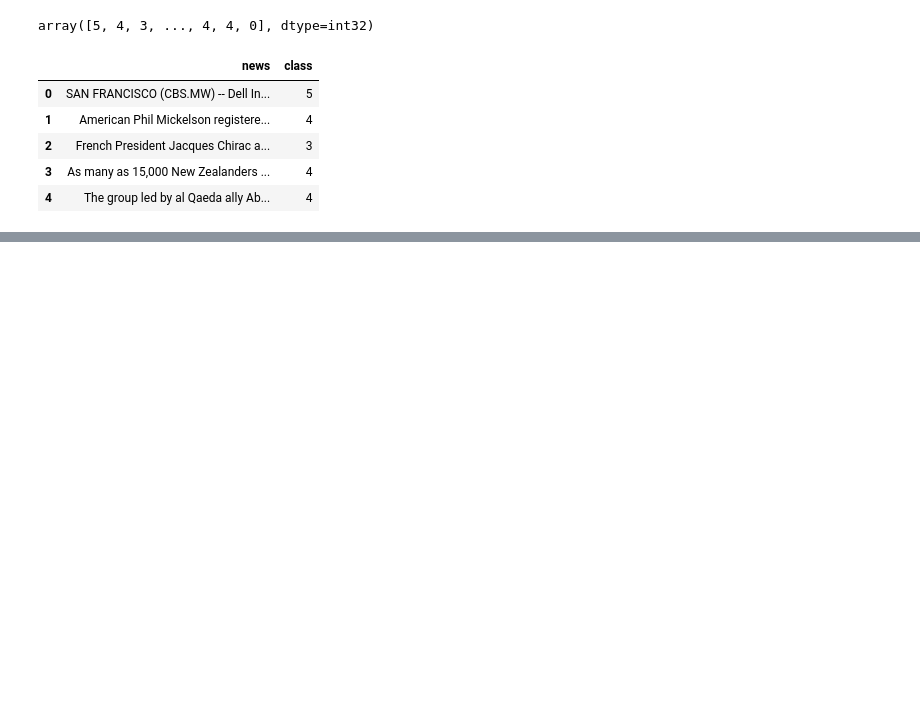
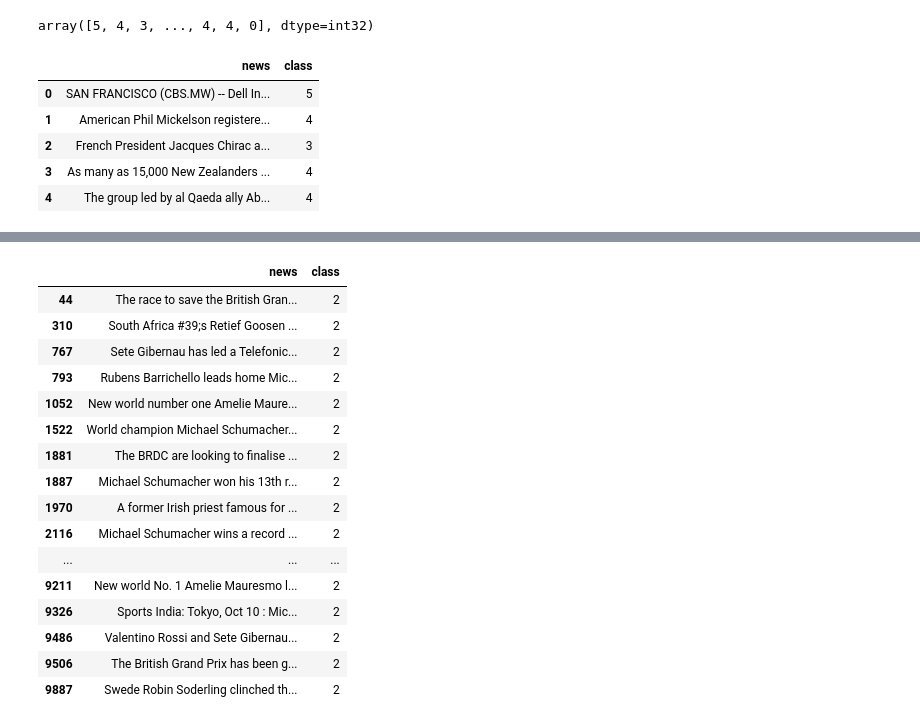
Before and after one commit to ironhack-ai-eng-june2026/demos_ai_eng, a Jupyter notebook: 8_NLP/NLP_4.ipynb, the cells around one changed output, grey strips where cells are left out. Saved outputs shown, nothing was run; the diff lists cells and outputs as text; code cells hidden in the pictures; blank space fills up the shorter version.

```diff
--- a/8_NLP/NLP_4.ipynb
+++ b/8_NLP/NLP_4.ipynb
@@ -619 +588,23 @@ pd.set_option('display.max_colwidth', None)
+# %%
+# news in cluster 2
+# ... Sports / Motorsports News
+predict_df[predict_df['class']==2]
+# %% [output]
+|  | news | class |
+| 44 | The race to save the British Gran... | 2 |
+| 310 | South Africa #39;s Retief Goosen ... | 2 |
+| 767 | Sete Gibernau has led a Telefonic... | 2 |
+| 793 | Rubens Barrichello leads home Mic... | 2 |
+| 1052 | New world number one Amelie Maure... | 2 |
+| 1522 | World champion Michael Schumacher... | 2 |
+| 1881 | The BRDC are looking to finalise ... | 2 |
+| 1887 | Michael Schumacher won his 13th r... | 2 |
+| 1970 | A former Irish priest famous for ... | 2 |
+| 2116 | Michael Schumacher wins a record ... | 2 |
+| ... | ... | ... |
+| 9211 | New world No. 1 Amelie Mauresmo l... | 2 |
+| 9326 | Sports India: Tokyo, Oct 10 : Mic... | 2 |
+| 9486 | Valentino Rossi and Sete Gibernau... | 2 |
+| 9506 | The British Grand Prix has been g... | 2 |
+| 9887 | Swede Robin Soderling clinched th... | 2 |
 # %%
```
Also changed, not shown: parts of 18 cells of this notebook.
